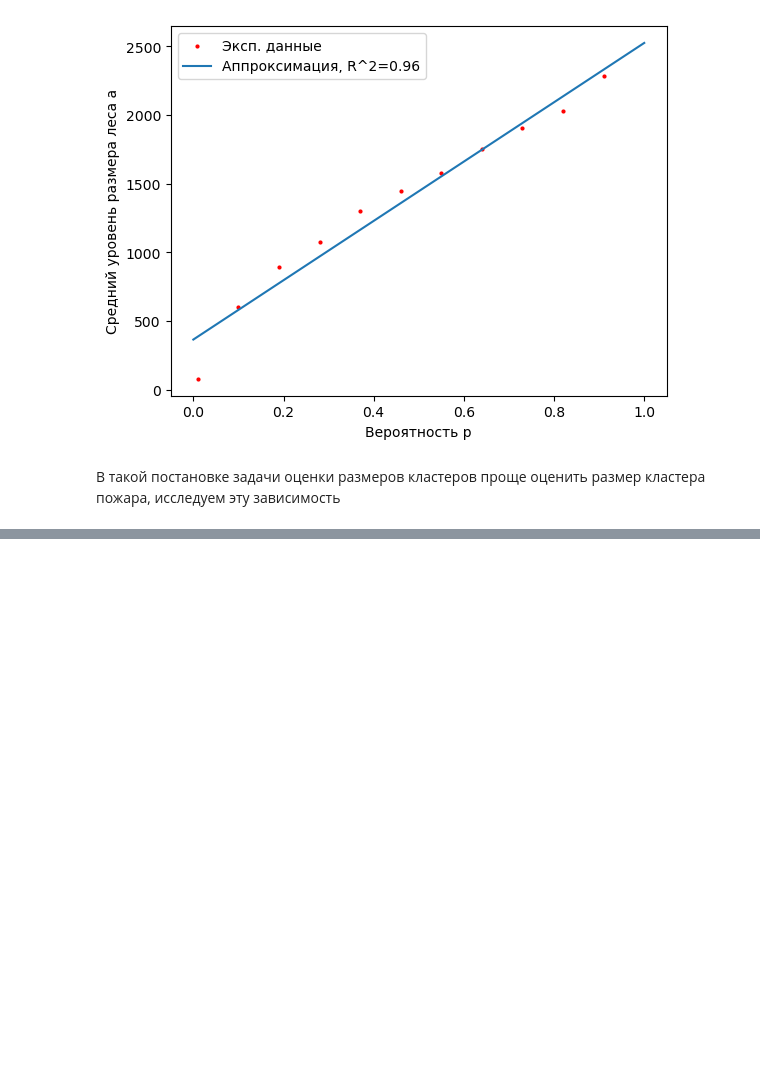
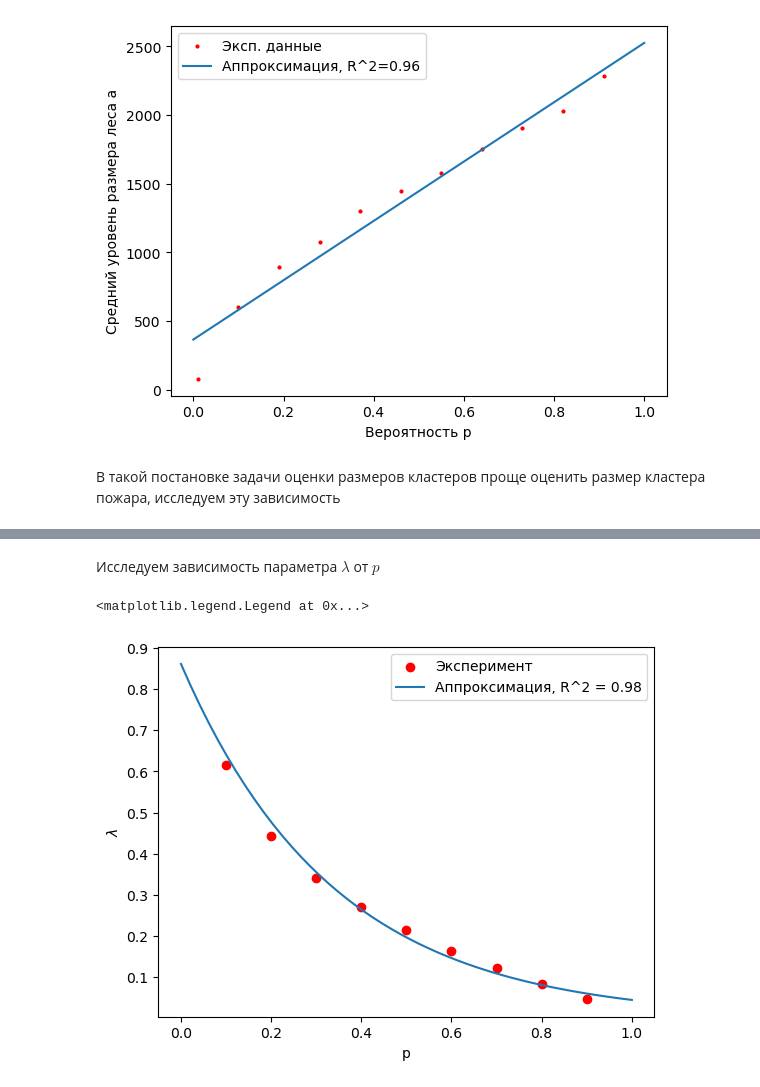
Before and after one commit to EHAT32/mathModelling, a Jupyter notebook: hw2/lab.ipynb, the cells around one changed output, grey strips where cells are left out. Cells and saved outputs as stored; diff of their text form; code cells hidden in the pictures; blank space fills up the shorter version.

```diff
--- a/hw2/lab.ipynb
+++ b/hw2/lab.ipynb
@@ -133,0 +165,2 @@ plt.legend()
+# %% [markdown]
+Исследуем зависимость параметра $\lambda$ от $p$
@@ -134,2 +183,11 @@ plt.legend()
+# %%
+plt.scatter(p_vals, lambda_vals_exp, color='red', label='Эксперимент')
+plt.plot(p_ax, fit_l, label=f'Аппроксимация, R^2 = {r}')
+plt.xlabel("p")
+plt.ylabel(r"$\lambda$")
+plt.legend()
+# %% [output]
+<matplotlib.legend.Legend at 0x...>
+[figure, added]
 # %%
 p_vals = np.arange(0.1, 1, 0.1)
```
Also changed, not shown: parts of 11 cells of this notebook, 1 other file.
